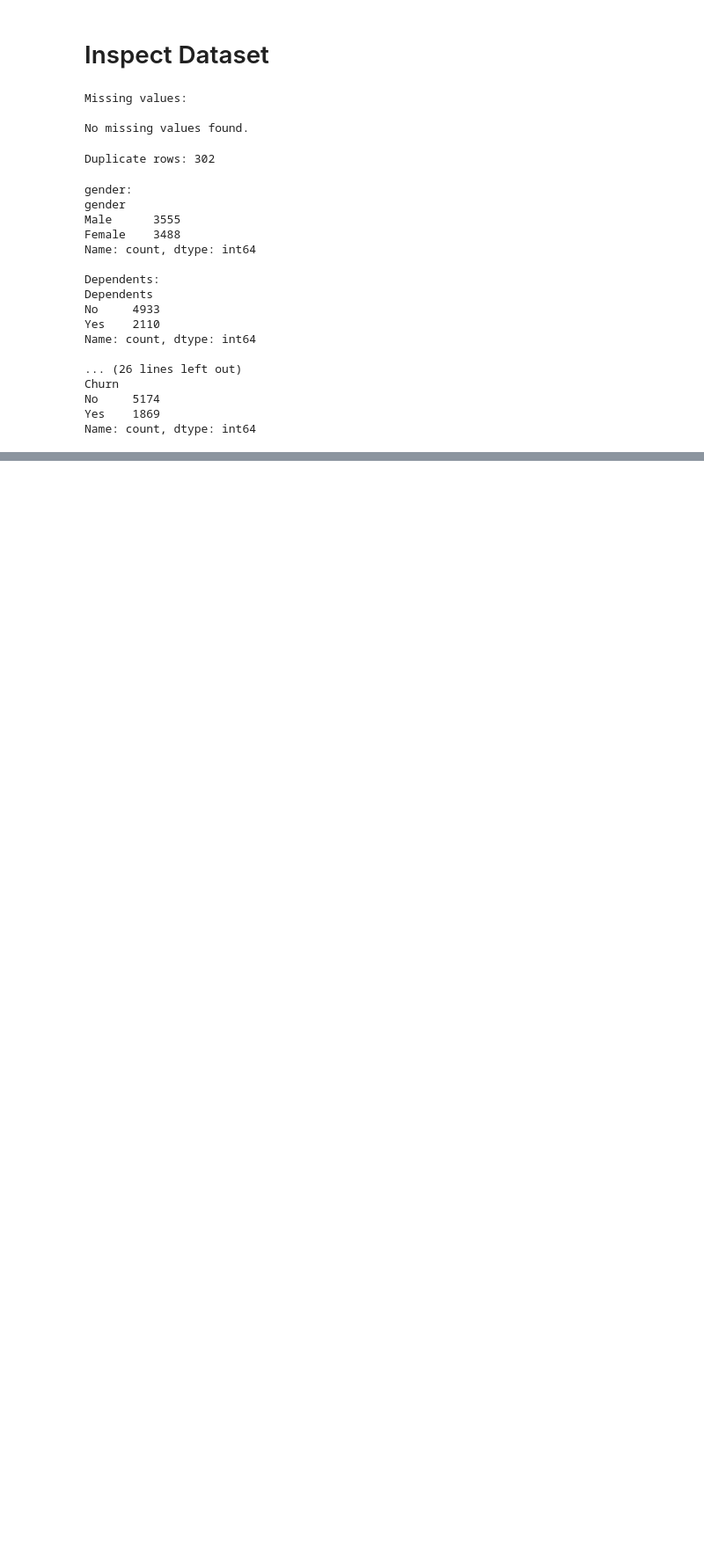
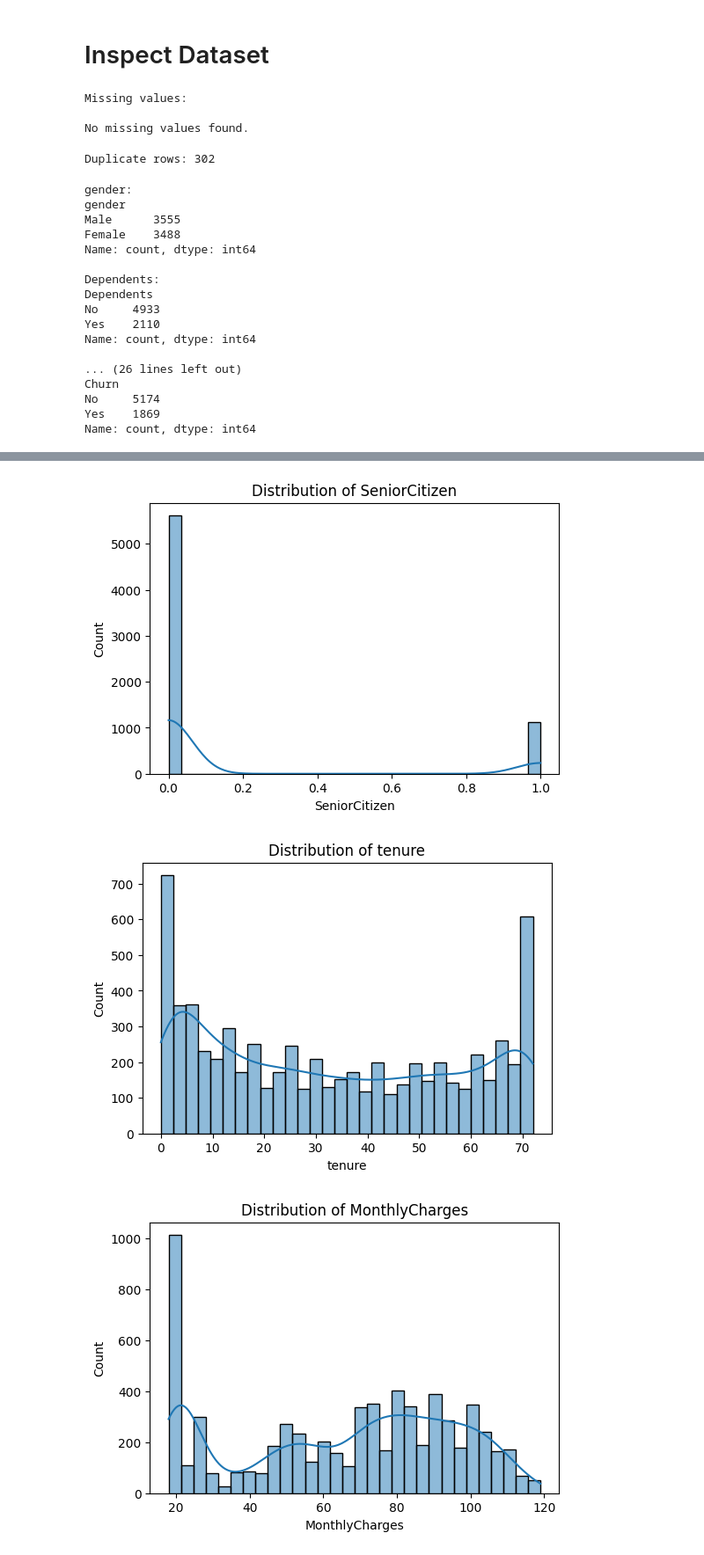
Before and after one commit to anilkhadka999/churn-analysis, a Jupyter notebook: Churn.ipynb, the cells around one changed output, grey strips where cells are left out. Shown at 88% size. Cells and saved outputs as stored; diff of their text form; code cells hidden in the pictures; blank space fills up the shorter version.

```diff
--- a/Churn.ipynb
+++ b/Churn.ipynb
@@ -115,0 +182,10 @@ Name: count, dtype: int64
+# %%
+# Separate numeric and categorical columns
+
+numeric_cols = df_clean.select_dtypes(include=np.number).columns.tolist()
+numeric_cols = [c for c in numeric_cols if c != TARGET_COL]
+
+categorical_cols = [c for c in df_clean.columns if c not in numeric_cols + [TARGET_COL]]
+
+print("Numeric columns:", numeric_cols)
+print("Categorical columns:", categorical_cols)
@@ -115,0 +203,5 @@ Name: count, dtype: int64
+# %%
+# Categorical summary
+for col in categorical_cols:
+    print(f"\n--- {col} ---")
+    print(df_clean[col].value_counts(dropna=False))
@@ -115,0 +245,10 @@ Name: count, dtype: int64
+# %%
+for col in numeric_cols:
+    plt.figure(figsize=(6, 4))
+    sns.histplot(df_clean[col], kde=True, bins=30)
+    plt.title(f"Distribution of {col}")
+    plt.show()
+# %% [output]
+[figure, added]
+[figure, added]
+[figure, added]
```
Also changed, not shown: parts of 17 cells of this notebook.
